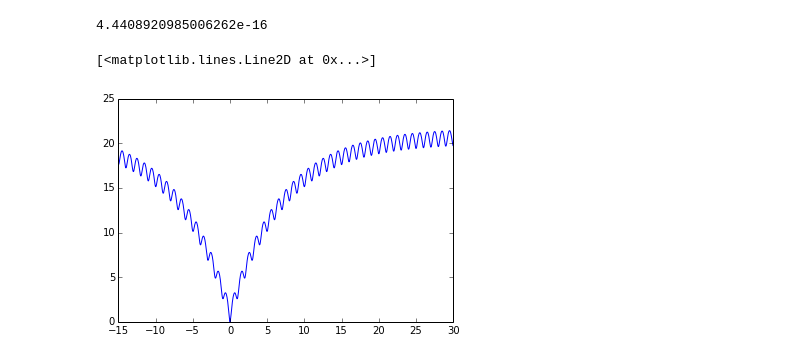
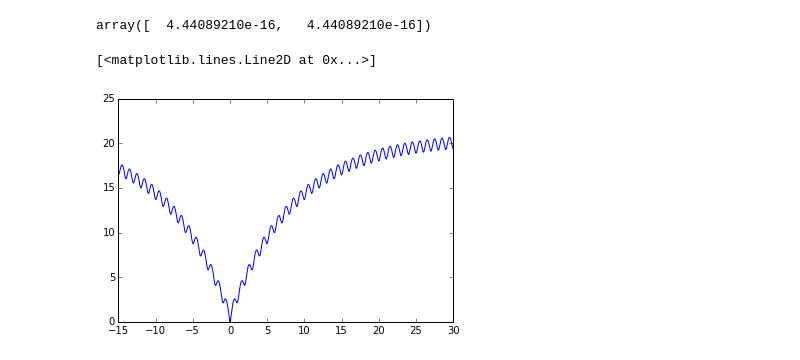
Before and after one commit to robertsdionne/notebooks, a Jupyter notebook: Global Optimization ND.ipynb, the cells around one changed output. Saved outputs shown, nothing was run; the diff lists cells and outputs as text; code cells hidden in the pictures.

```diff
--- a/Global Optimization ND.ipynb
+++ b/Global Optimization ND.ipynb
@@ -12,17 +12,19 @@ def Ackley(x0, x1):
     return -a * np.exp(-b * np.sqrt(1.0 / n * s1)) - np.exp(1.0 / n * s2) + a + math.e
-# %%
-Ackley(0, 0)
-# %% [output]
-4.4408920985006262e-16
+# %%
+Ackley(np.zeros((3, 2)))
+# %% [output]
+array([  4.44089210e-16,   4.44089210e-16])
 # %%
 x = np.linspace(-15, 30, 1000)
 x0, x1 = np.meshgrid(x, x)
-y = Ackley(x0, x1)
+y = Ackley(np.array([x0, x1, np.zeros(x0.shape)]))
+
+x = np.zeros((3, 1000))
+x[0] = np.linspace(-15, 30, 1000)
+p.plot(x[0], Ackley(x))
+# %% [output]
+[<matplotlib.lines.Line2D at 0x...>]
+[figure, added]
-# %%
-p.plot(x, Ackley(x, 0))
-# %% [output]
-[<matplotlib.lines.Line2D at 0x...>]
-[figure, removed]
 # %%
 figure, legend = p.subplots()
 plot = legend.pcolormesh(x0, x1, y, cmap=matplotlib.cm.RdBu)
```
Also changed, not shown: parts of 14 cells of this notebook.
